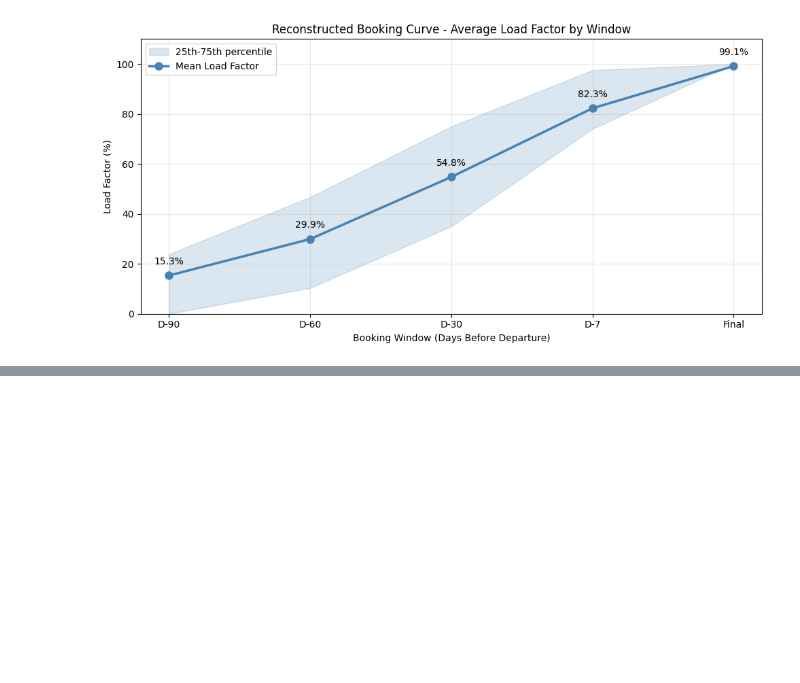
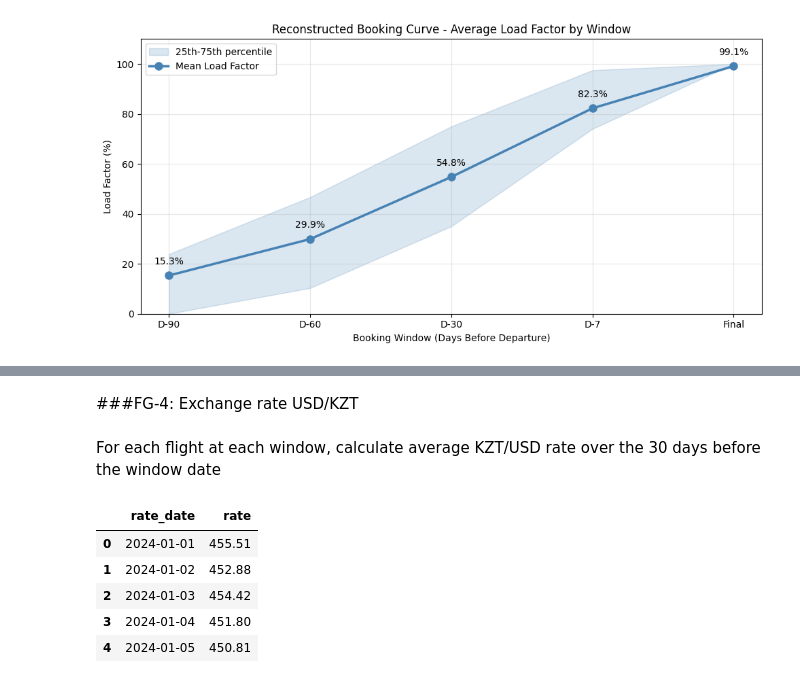
Before and after one commit to VildanaRazumova/thesis-demand-forecasting, a Jupyter notebook: thesis_notebook_final.ipynb, the cells around one changed output, grey strips where cells are left out. Drawn from its saved outputs; the diff is of its cells as text; code cells hidden in the pictures; blank space fills up the shorter version.

```diff
--- a/thesis_notebook_final.ipynb
+++ b/thesis_notebook_final.ipynb
@@ -1564,0 +1864,24 @@ plt.show()
+# %% [markdown]
+###FG-4:  Exchange rate USD/KZT
+# %% [markdown]
+For each flight at each window, calculate average KZT/USD rate over the 30 days before the window date
+# %%
+# Load and prepare
+fx = pd.read_csv('/content/drive/MyDrive/Thesis_RazumovaV_2026/thesis_data/dict_currency_pairs.csv')
+fx['rate_date'] = pd.to_datetime(fx['rate_date'])
+
+
+# Keep only KZT/USD rate
+fx = fx[
+    (fx['base_currency'] == 'KZT') &
+    (fx['quote_currency'] == 'USD')
+][['rate_date', 'rate']]
+
+fx.head()
+# %% [output]
+|  | rate_date | rate |
+| 0 | 2024-01-01 | 455.51 |
+| 1 | 2024-01-02 | 452.88 |
+| 2 | 2024-01-03 | 454.42 |
+| 3 | 2024-01-04 | 451.80 |
+| 4 | 2024-01-05 | 450.81 |
```
Also changed, not shown: parts of 33 cells of this notebook.
